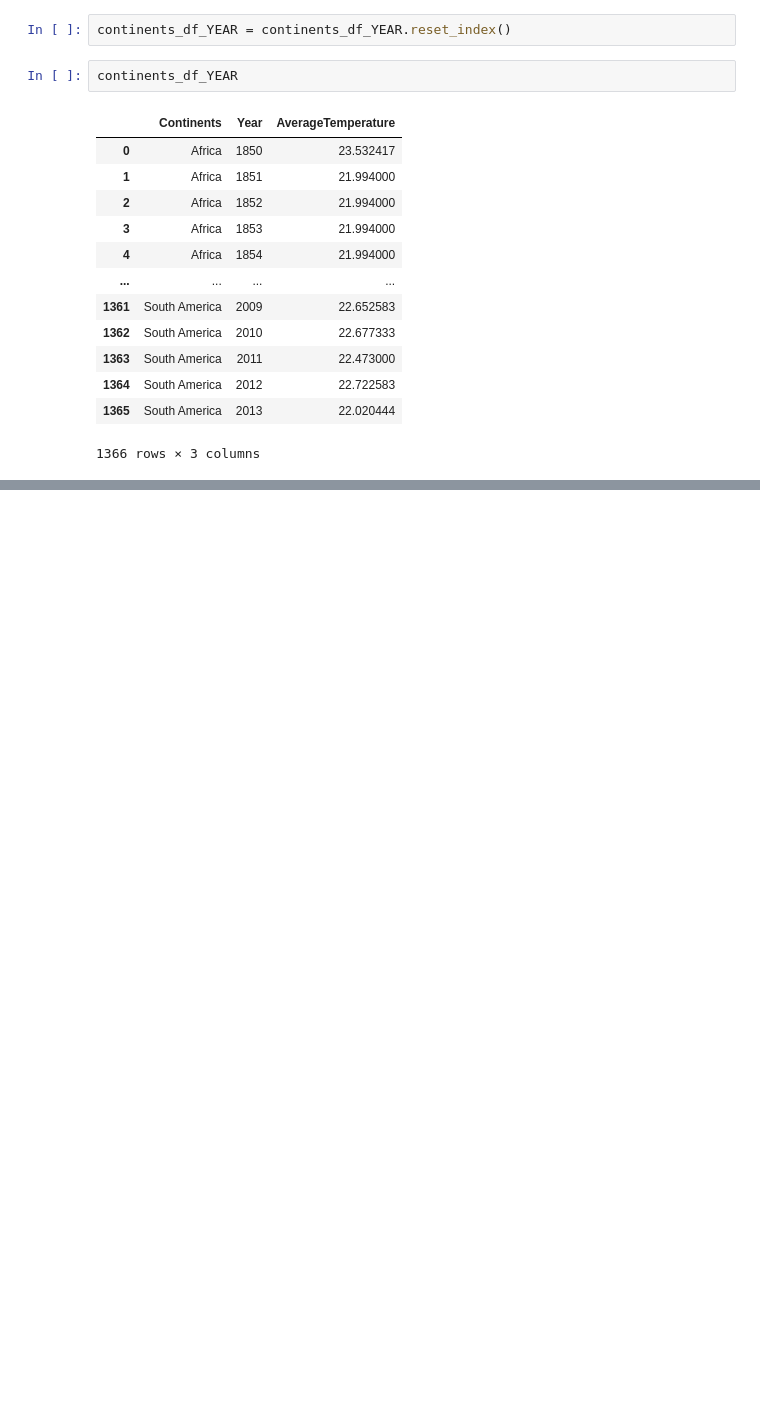
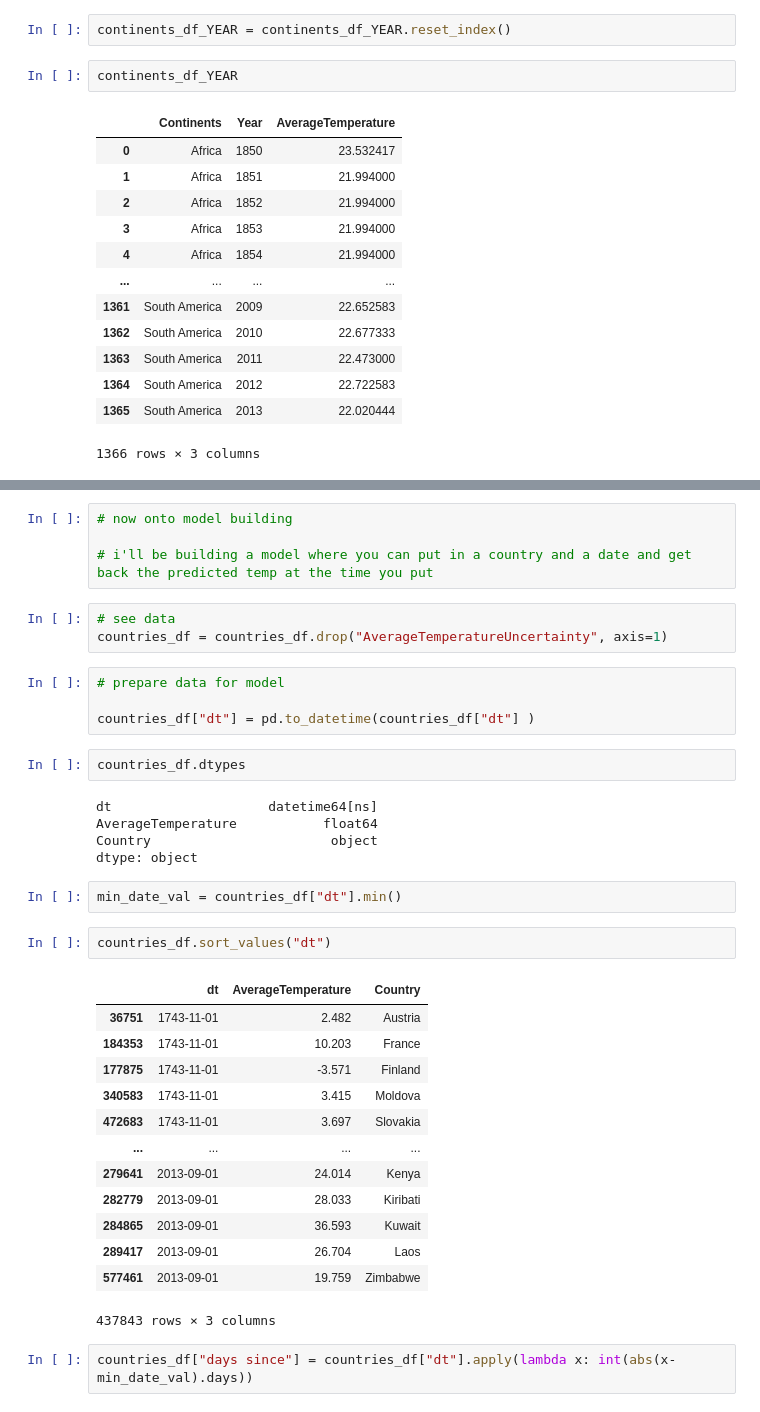
Before and after one commit to MalikTheHacker/climate_change, a Jupyter notebook: notebooka779c08a8f.ipynb, the cells around one changed output, grey strips where cells are left out. Cells and saved outputs as stored; diff of their text form; blank space fills up the shorter version.

```diff
--- a/notebooka779c08a8f.ipynb
+++ b/notebooka779c08a8f.ipynb
@@ -233 +239,39 @@ continents_df_YEAR[continents_df_YEAR["Continents"] == "North America"].sort_val
 246 rows × 3 columns
+# %%
+# now onto model building
+
+# i'll be building a model where you can put in a country and a date and get back the predicted temp at the time you put
+# %%
+# see data
+countries_df = countries_df.drop("AverageTemperatureUncertainty", axis=1)
+# %%
+# prepare data for model
+
+countries_df["dt"] = pd.to_datetime(countries_df["dt"] )
+# %%
+countries_df.dtypes
+# %% [output]
+dt                    datetime64[ns]
+AverageTemperature           float64
+Country                       object
+dtype: object
+# %%
+min_date_val = countries_df["dt"].min()
+# %%
+countries_df.sort_values("dt")
+# %% [output]
+|  | dt | AverageTemperature | Country |
+| 36751 | 1743-11-01 | 2.482 | Austria |
+| 184353 | 1743-11-01 | 10.203 | France |
+| 177875 | 1743-11-01 | -3.571 | Finland |
+| 340583 | 1743-11-01 | 3.415 | Moldova |
+| 472683 | 1743-11-01 | 3.697 | Slovakia |
+| ... | ... | ... | ... |
+| 279641 | 2013-09-01 | 24.014 | Kenya |
+| 282779 | 2013-09-01 | 28.033 | Kiribati |
+| 284865 | 2013-09-01 | 36.593 | Kuwait |
+| 289417 | 2013-09-01 | 26.704 | Laos |
+| 577461 | 2013-09-01 | 19.759 | Zimbabwe |
+437843 rows × 3 columns
+# %%
+countries_df["days since"] = countries_df["dt"].apply(lambda x: int(abs(x-min_date_val).days))
```
Also changed, not shown: parts of 13 cells of this notebook.
